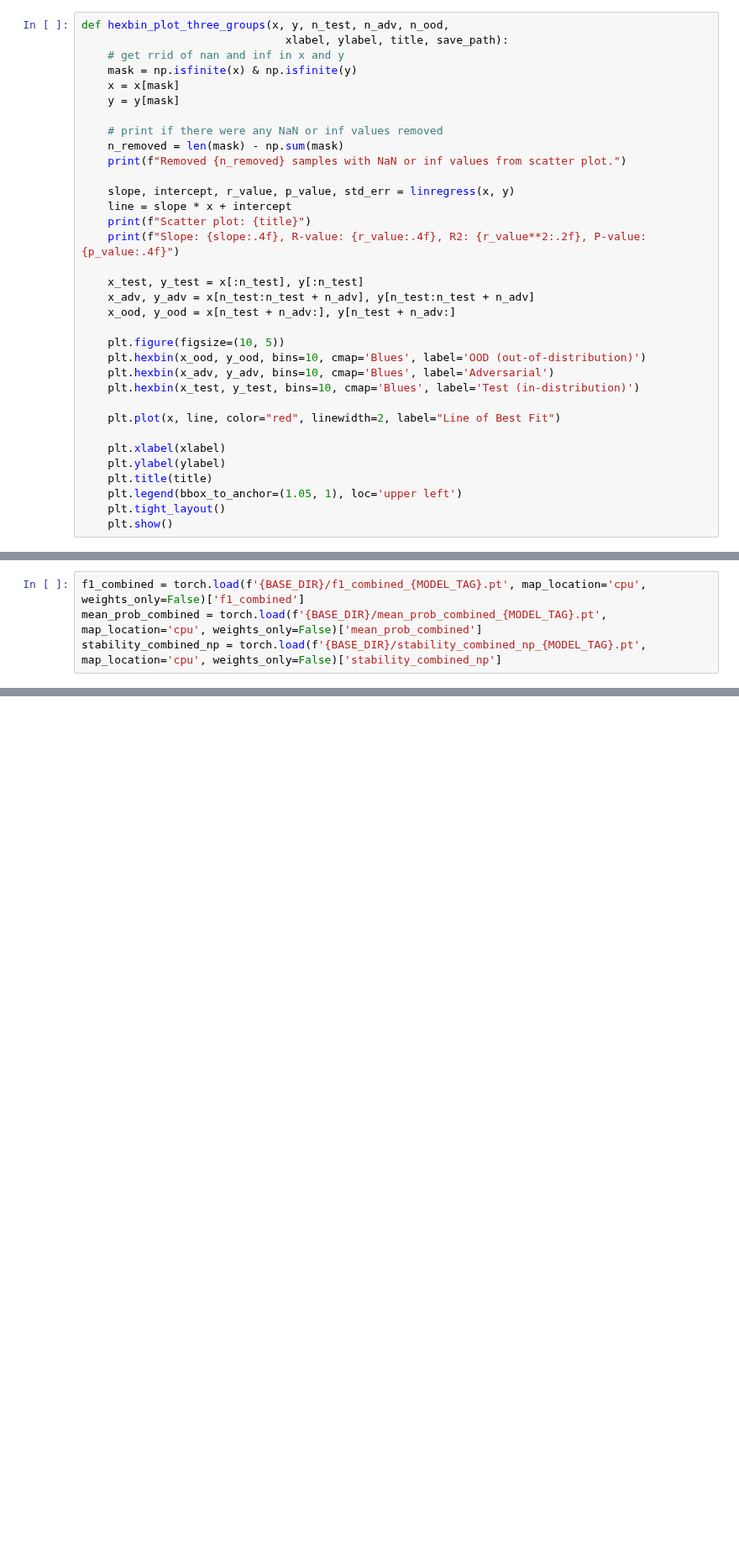
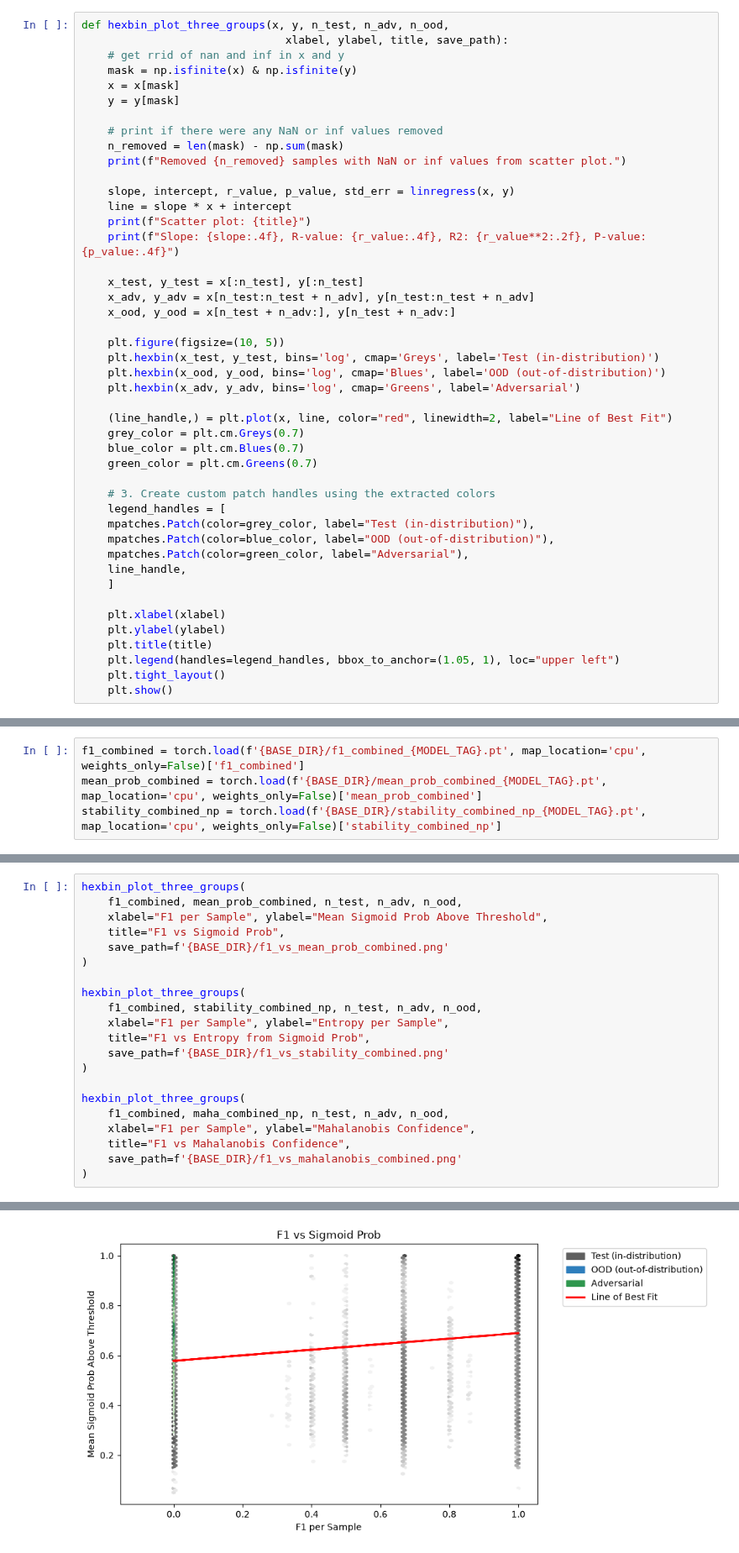
Before and after one commit to ShinLin94/DNN-Decision-Uncertainty-Quantification, a Jupyter notebook: 12_plotting.ipynb, the cells around one changed output, grey strips where cells are left out. Shown at 84% size. Saved outputs shown, nothing was run; the diff lists cells and outputs as text; blank space fills up the shorter version.

```diff
--- a/12_plotting.ipynb
+++ b/12_plotting.ipynb
@@ -131,15 +196,26 @@ def hexbin_plot_three_groups(x, y, n_test, n_adv, n_ood,
     x_ood, y_ood = x[n_test + n_adv:], y[n_test + n_adv:]
 
     plt.figure(figsize=(10, 5))
-    plt.hexbin(x_ood, y_ood, bins=10, cmap='Blues', label='OOD (out-of-distribution)')
-    plt.hexbin(x_adv, y_adv, bins=10, cmap='Blues', label='Adversarial')
-    plt.hexbin(x_test, y_test, bins=10, cmap='Blues', label='Test (in-distribution)')
+    plt.hexbin(x_test, y_test, bins='log', cmap='Greys', label='Test (in-distribution)')
+    plt.hexbin(x_ood, y_ood, bins='log', cmap='Blues', label='OOD (out-of-distribution)')
+    plt.hexbin(x_adv, y_adv, bins='log', cmap='Greens', label='Adversarial')
 
-    plt.plot(x, line, color="red", linewidth=2, label="Line of Best Fit")
+    (line_handle,) = plt.plot(x, line, color="red", linewidth=2, label="Line of Best Fit")
+    grey_color = plt.cm.Greys(0.7)
+    blue_color = plt.cm.Blues(0.7)
+    green_color = plt.cm.Greens(0.7)
+
+    # 3. Create custom patch handles using the extracted colors
+    legend_handles = [
+    mpatches.Patch(color=grey_color, label="Test (in-distribution)"),
+    mpatches.Patch(color=blue_color, label="OOD (out-of-distribution)"),
+    mpatches.Patch(color=green_color, label="Adversarial"),
+    line_handle,
+    ]
 
     plt.xlabel(xlabel)
     plt.ylabel(ylabel)
     plt.title(title)
-    plt.legend(bbox_to_anchor=(1.05, 1), loc='upper left')
+    plt.legend(handles=legend_handles, bbox_to_anchor=(1.05, 1), loc="upper left")
     plt.tight_layout()
     plt.show()
@@ -237,0 +457,22 @@ scatter_plot_three_groups(
+# %%
+hexbin_plot_three_groups(
+    f1_combined, mean_prob_combined, n_test, n_adv, n_ood,
+    xlabel="F1 per Sample", ylabel="Mean Sigmoid Prob Above Threshold",
+    title="F1 vs Sigmoid Prob",
+    save_path=f'{BASE_DIR}/f1_vs_mean_prob_combined.png'
+)
+
+hexbin_plot_three_groups(
+    f1_combined, stability_combined_np, n_test, n_adv, n_ood,
+    xlabel="F1 per Sample", ylabel="Entropy per Sample",
+    title="F1 vs Entropy from Sigmoid Prob",
+    save_path=f'{BASE_DIR}/f1_vs_stability_combined.png'
+)
+
+hexbin_plot_three_groups(
+    f1_combined, maha_combined_np, n_test, n_adv, n_ood,
+    xlabel="F1 per Sample", ylabel="Mahalanobis Confidence",
+    title="F1 vs Mahalanobis Confidence",
+    save_path=f'{BASE_DIR}/f1_vs_mahalanobis_combined.png'
+)
+# %% [output]
@@ -237,0 +482 @@ scatter_plot_three_groups(
+[figure, added]
```
Also changed, not shown: parts of 42 cells of this notebook, 6 other files.
